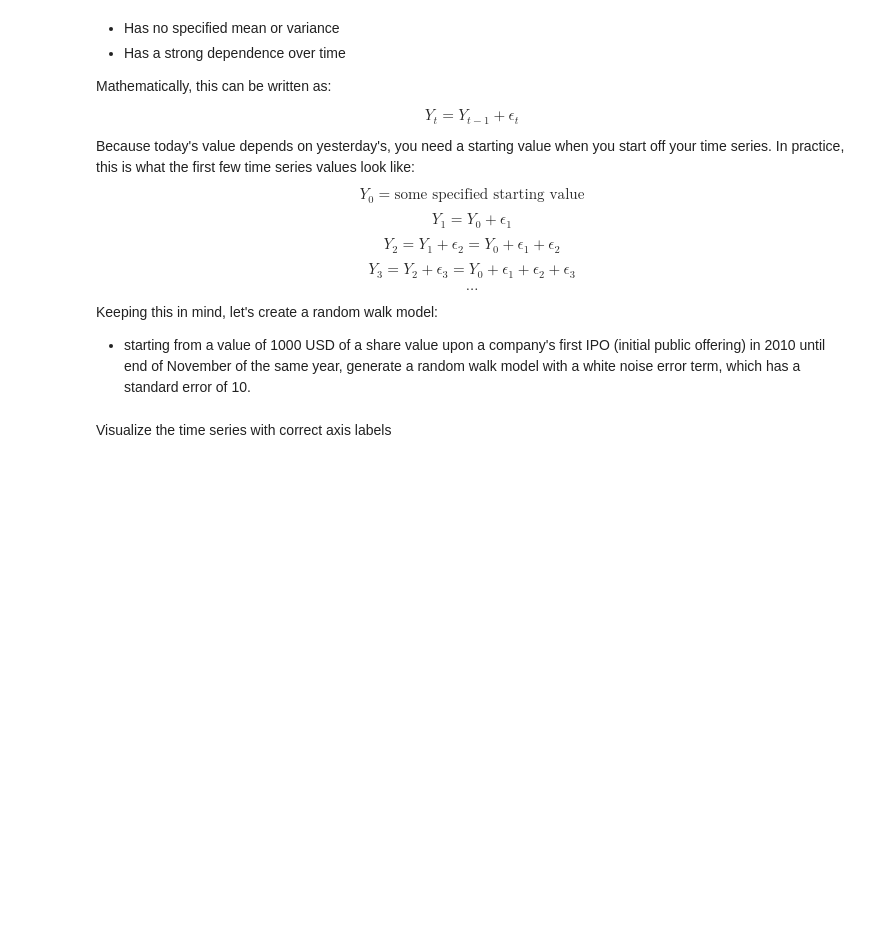
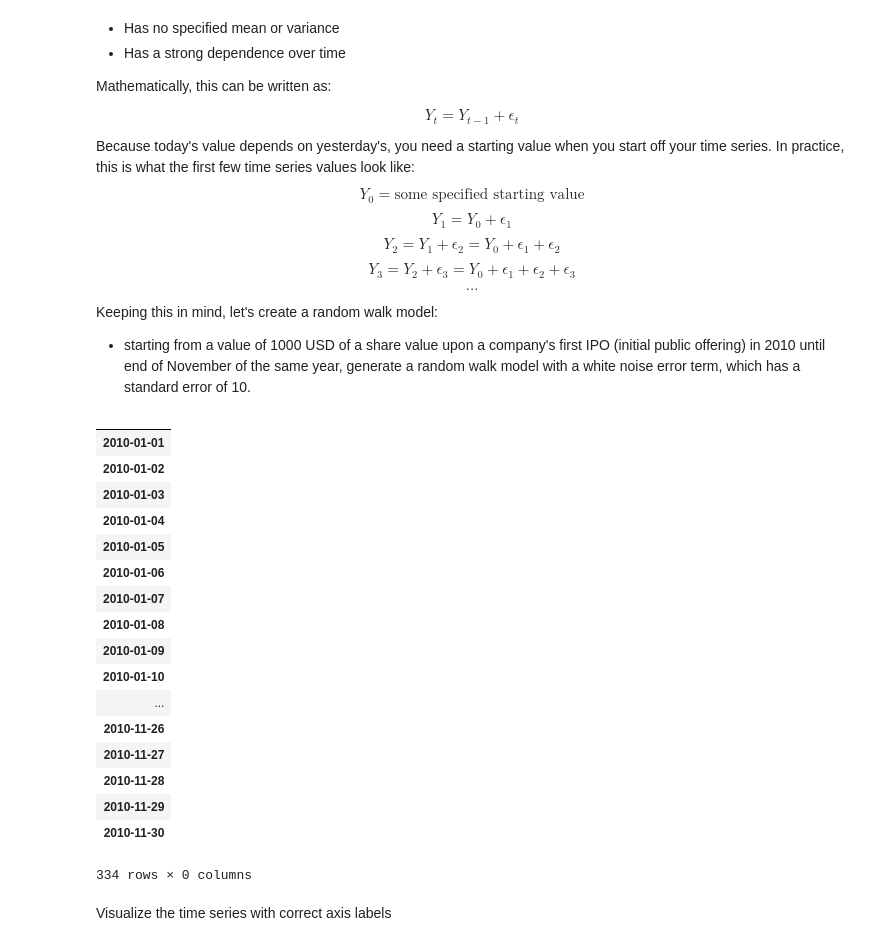
Before and after one commit to minotaur142/dsc-basic-time-series-models-lab-nyc-ds-060319, a Jupyter notebook: index.ipynb, the cells around one changed output. Drawn from its saved outputs; the diff is of its cells as text; code cells hidden in the pictures; blank space fills up the shorter version.

```diff
--- a/index.ipynb
+++ b/index.ipynb
@@ -122,9 +122,28 @@ Keeping this in mind, let's create a random walk model:
 # %%
 # keep the random seed
 np.random.seed(11)
 
 # create a series with the specified dates
-pd.DataFrame(None, index=pd.date_range(start='2010-01-01',end='2010-08-31'))
+pd.DataFrame(None, index=pd.date_range(start='2010-01-01',end='2010-11-30'))
+# %% [output]
+|  |
+| 2010-01-01 |
+| 2010-01-02 |
+| 2010-01-03 |
+| 2010-01-04 |
+| 2010-01-05 |
+| 2010-01-06 |
+| 2010-01-07 |
+| 2010-01-08 |
+| 2010-01-09 |
+| 2010-01-10 |
+| ... |
+| 2010-11-26 |
+| 2010-11-27 |
+| 2010-11-28 |
+| 2010-11-29 |
+| 2010-11-30 |
+334 rows × 0 columns
 # %% [markdown]
 Visualize the time series with correct axis labels
 # %%
```
